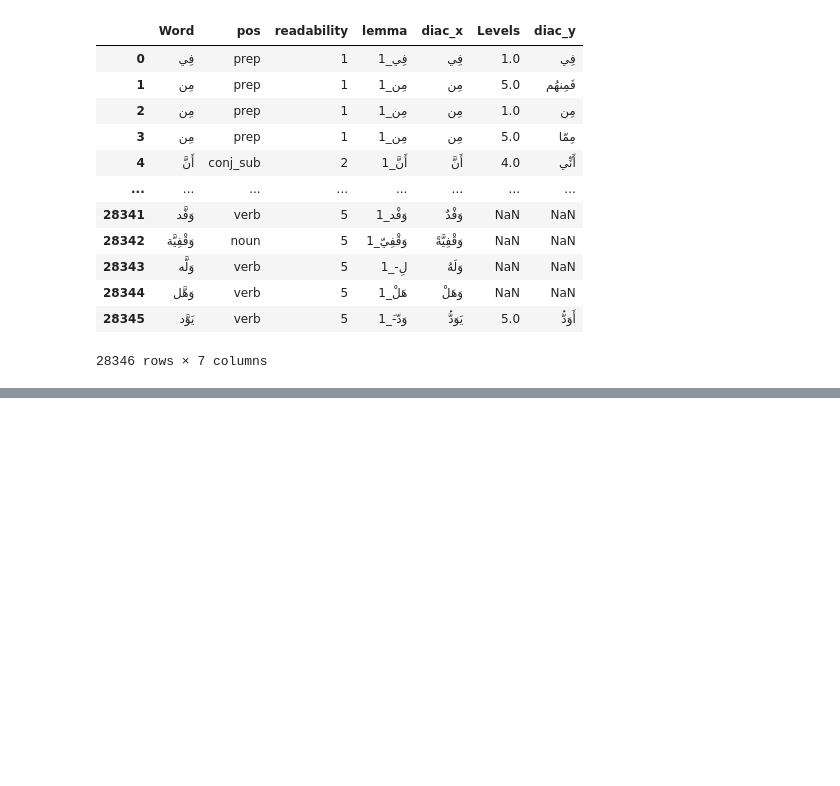
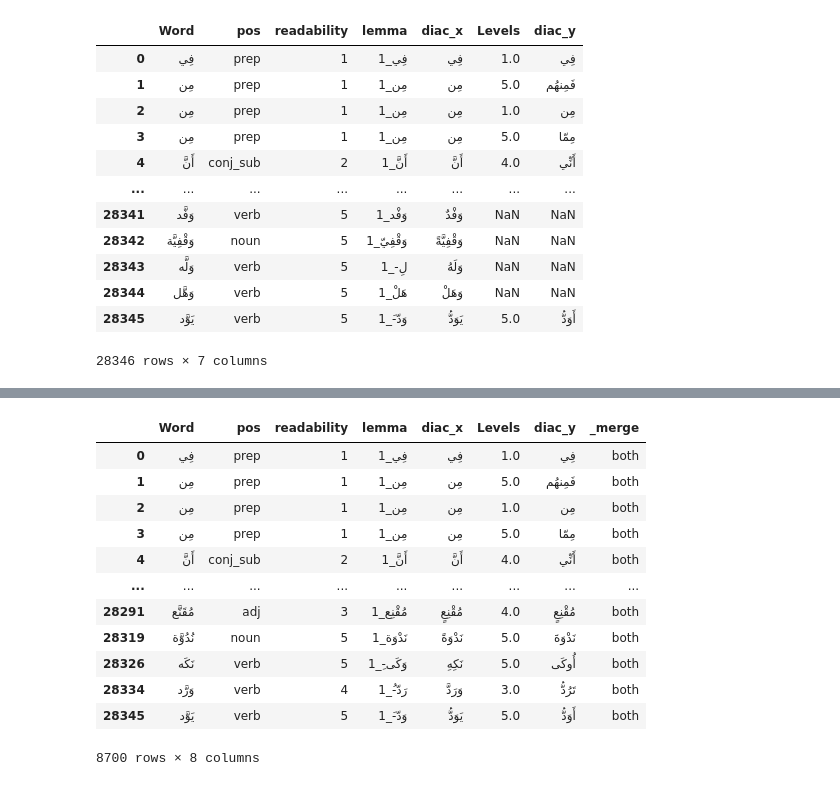
Before and after one commit to Nouran-Khallaf/Samer_Compare, a Jupyter notebook: Samer_VS_CEFR.ipynb, the cells around one changed output, grey strips where cells are left out. Saved outputs shown, nothing was run; the diff lists cells and outputs as text; code cells hidden in the pictures; blank space fills up the shorter version.

```diff
--- a/Samer_VS_CEFR.ipynb
+++ b/Samer_VS_CEFR.ipynb
@@ -31,0 +54,16 @@ mergedStuff.to_csv('mergedStuff_4.csv')
+# %%
+NewMergedStuff.loc[NewMergedStuff['_merge'] == 'both']
+# %% [output]
+|  | Word | pos | readability | lemma | diac_x | Levels | diac_y | _merge |
+| 0 | فِي | prep | 1 | فِي_1 | فِي | 1.0 | فِي | both |
+| 1 | مِن | prep | 1 | مِن_1 | مِن | 5.0 | فَمِنهُم | both |
+| 2 | مِن | prep | 1 | مِن_1 | مِن | 1.0 | مِن | both |
+| 3 | مِن | prep | 1 | مِن_1 | مِن | 5.0 | مِمّا | both |
+| 4 | أَنَّ | conj_sub | 2 | أَنَّ_1 | أَنَّ | 4.0 | أَنِّي | both |
+| ... | ... | ... | ... | ... | ... | ... | ... | ... |
+| 28291 | مُقَنَّع | adj | 3 | مُقْنِع_1 | مُقْنِعٍ | 4.0 | مُقْنِعٍ | both |
+| 28319 | نُدُوَّة | noun | 5 | نَدْوَة_1 | نَدْوَةً | 5.0 | نَدْوَةَ | both |
+| 28326 | نَكَه | verb | 5 | وَكَى-ِ_1 | نَكِهِ | 5.0 | أُوكَى | both |
+| 28334 | وَرَّد | verb | 4 | رَدّ-ُ_1 | وَرَدَّ | 3.0 | تَرُدُّ | both |
+| 28345 | يَوَّد | verb | 5 | وَدّ-َ_1 | يَوَدُّ | 5.0 | أَوَدُّ | both |
+8700 rows × 8 columns
```
Also changed, not shown: parts of 12 cells of this notebook.
